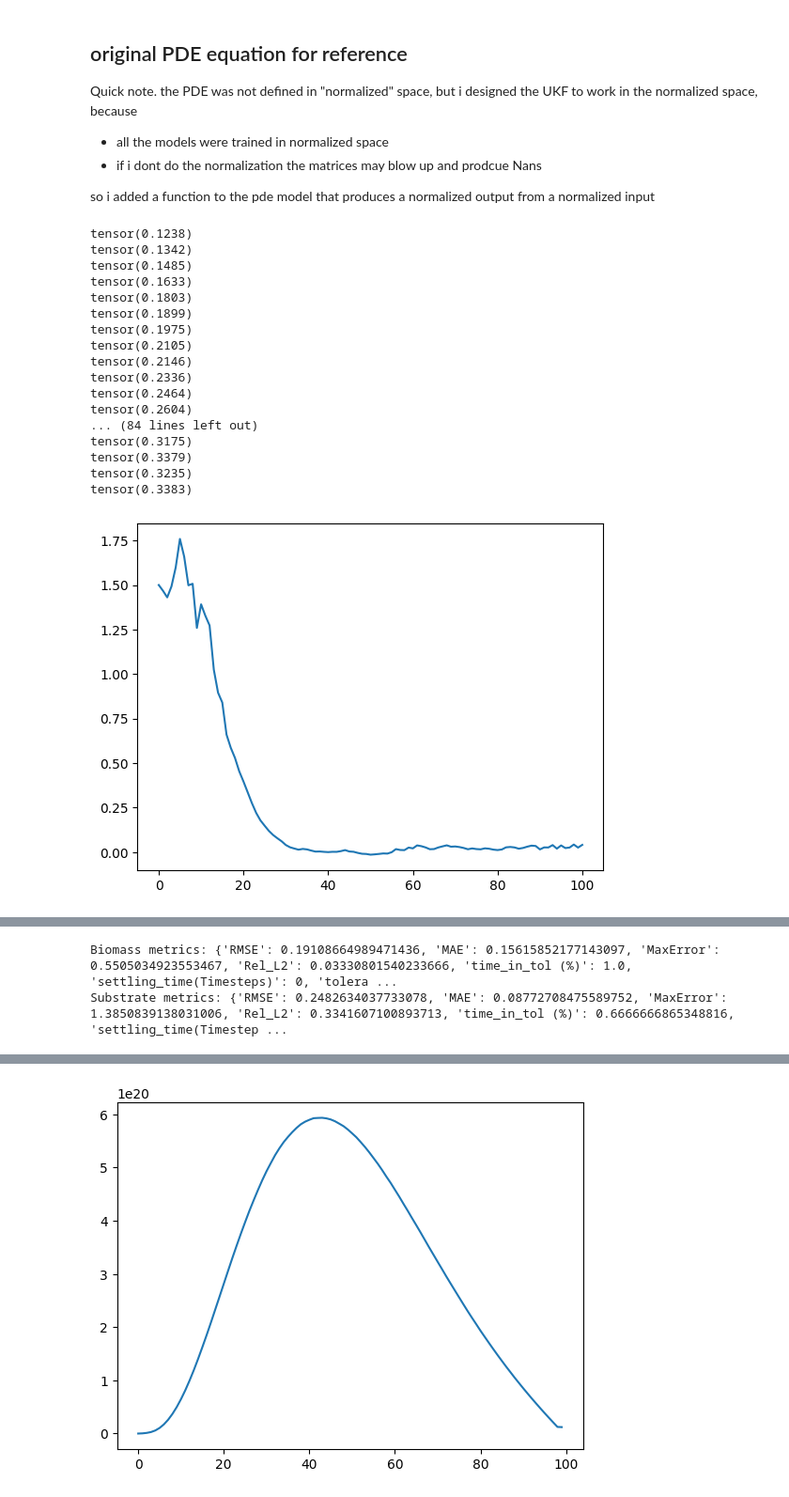
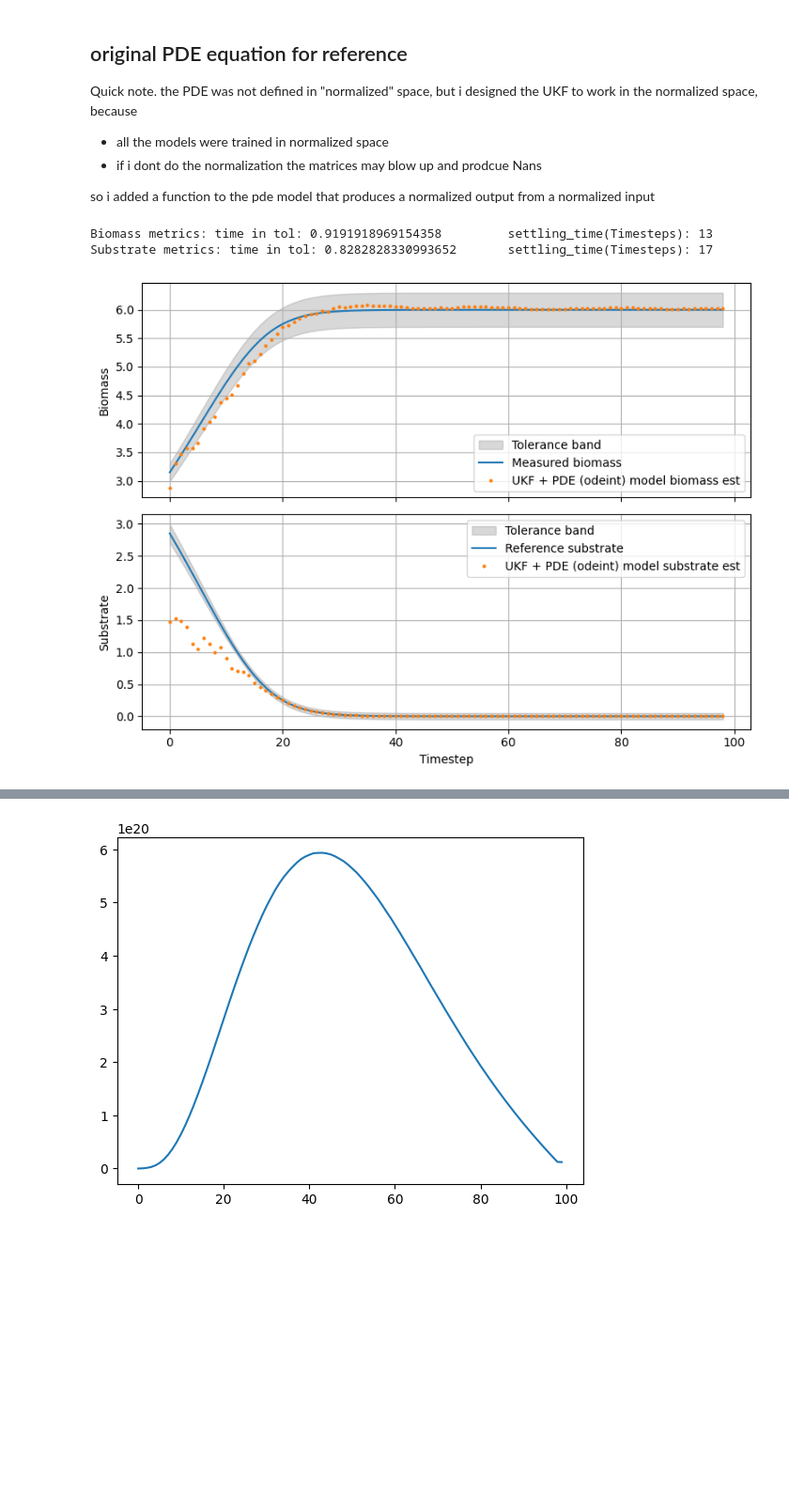
Before and after one commit to therealtoby1/Master, a Jupyter notebook: Cell_growth_integro_diff_Batch.ipynb, the cells around one changed output, grey strips where cells are left out. Shown at 94% size. Saved outputs shown, nothing was run; the diff lists cells and outputs as text; code cells hidden in the pictures; blank space fills up the shorter version.

```diff
--- a/Cell_growth_integro_diff_Batch.ipynb
+++ b/Cell_growth_integro_diff_Batch.ipynb
@@ -573,63 +576,49 @@ Quick note. the PDE was not defined in "normalized" space, but i designed the UK
 so i added a function to the pde model that produces a normalized output from a normalized input
 # %%
 # wrap it as discrete-time f_model
-f = models.PDEWrapper(pde_model, delta_t=dt)
+f = models.PDEWrapper(pde_model, delta_t=dt,method="dopri5")
 ukf_pde_odeint = obs.UKF(state_dim=M+1,
                          meas_dim=1,
                          f_model=f,
                          h_model=h,
                          n_max=norm_scales["n_max"],         # for normalization
                          s_max=norm_scales["S_max"])
 
 ukf_pde_odeint.set_initial_state(x0)            # applies normalization so the model doesn’t result in NaNs
 ukf_pde_odeint.P = torch.eye(ukf_pde_odeint.n) * 1e-1  # bigger initial uncertainty
-ukf_pde_odeint.Q = torch.eye(ukf_pde_odeint.n) * 1e-4
+ukf_pde_odeint.Q = torch.eye(ukf_pde_odeint.n) * 1e-6
 ukf_pde_odeint.R = 0.05 * biomass_measurement.max()
 
 X_estimates = ukf_pde_odeint.run(U_seq=None,
                                  Y_seq=torch.tensor(biomass_noisy, dtype=torch.float32))
 
 # --------- PLOTS ---------
 # 1) biomass: measured vs estimated
-plt.plot(X_estimates[:, -1])
+metrics = ukf_pde_odeint.evaluate_errors(
+    X_estimates,
+    biomass_true=biomass_measurement,
+    S_true=S_pde,
+    m_torch=m_torch,
+    delta_m_torch=delta_m_torch,
+    rel_tol=0.01,   # 1% tolerance
+    abs_tol=0.05,   # absolute floor
+    window=10       # must stay within tol for 10 steps
+)
+
+print("Biomass metrics:","time in tol:", metrics["biomass"]["time_in_tol (%)"],"\t settling_time(Timesteps):",metrics["biomass"]["settling_time(Timesteps)"])
+print("Substrate metrics:","time in tol:", metrics["substrate"]["time_in_tol (%)"],"\t settling_time(Timesteps):",metrics["substrate"]["settling_time(Timesteps)"])
+
 ukf_pde_odeint.plot_results(
     X_estimates,
     biomass_measurement,
     S_reference=S_pde,
     m_torch=m_torch,
     delta_m_torch=delta_m_torch,
-    title_prefix="UKF + PDE (odeint) model"
+    title_prefix="UKF + PDE (odeint) model",
+    rel_tol=0.01,   # 1% tolerance
+    abs_tol=0.05,   # absolute floor
 )
-
-metrics = ukf_pde_odeint.evaluate_errors(
-    X_estimates,
-    biomass_true=biomass_measurement,
-    S_true=S_pde,
-    m_torch=m_torch,
-    delta_m_torch=delta_m_torch,
-    rel_tol=0.10,   # 10% tolerance
-    abs_tol=1e-3,   # absolute floor
-    window=10       # must stay within tol for 10 steps
-)
-
-print("Biomass metrics:", metrics["biomass"])
-print("Substrate metrics:", metrics["substrate"])
 # %% [output]
-tensor(0.1238)
-tensor(0.1342)
-tensor(0.1485)
-tensor(0.1633)
-tensor(0.1803)
-tensor(0.1899)
-tensor(0.1975)
-tensor(0.2105)
-tensor(0.2146)
-tensor(0.2336)
-tensor(0.2464)
-tensor(0.2604)
-... (84 lines left out)
-tensor(0.3175)
-tensor(0.3379)
-tensor(0.3235)
-tensor(0.3383)
+Biomass metrics: time in tol: 0.9191918969154358         settling_time(Timesteps): 13
+Substrate metrics: time in tol: 0.8282828330993652       settling_time(Timesteps): 17
-[figure, old version]
+[figure, new version]
@@ -637,5 +625,3 @@ tensor(0.3383)
-Biomass metrics: {'RMSE': 0.19108664989471436, 'MAE': 0.15615852177143097, 'MaxError': 0.5505034923553467, 'Rel_L2': 0.03330801540233666, 'time_in_tol (%)': 1.0, 'settling_time(Timesteps)': 0, 'tolera ...
-Substrate metrics: {'RMSE': 0.2482634037733078, 'MAE': 0.08772708475589752, 'MaxError': 1.3850839138031006, 'Rel_L2': 0.3341607100893713, 'time_in_tol (%)': 0.6666666865348816, 'settling_time(Timestep ...
 # %%
 f = lambda x, u: pde_norm_exact.step(x, D_func=None)
 ukf_pde = obs.UKF(state_dim=M+1,
```
Also changed, not shown: parts of 20 cells of this notebook, 3 other files.
